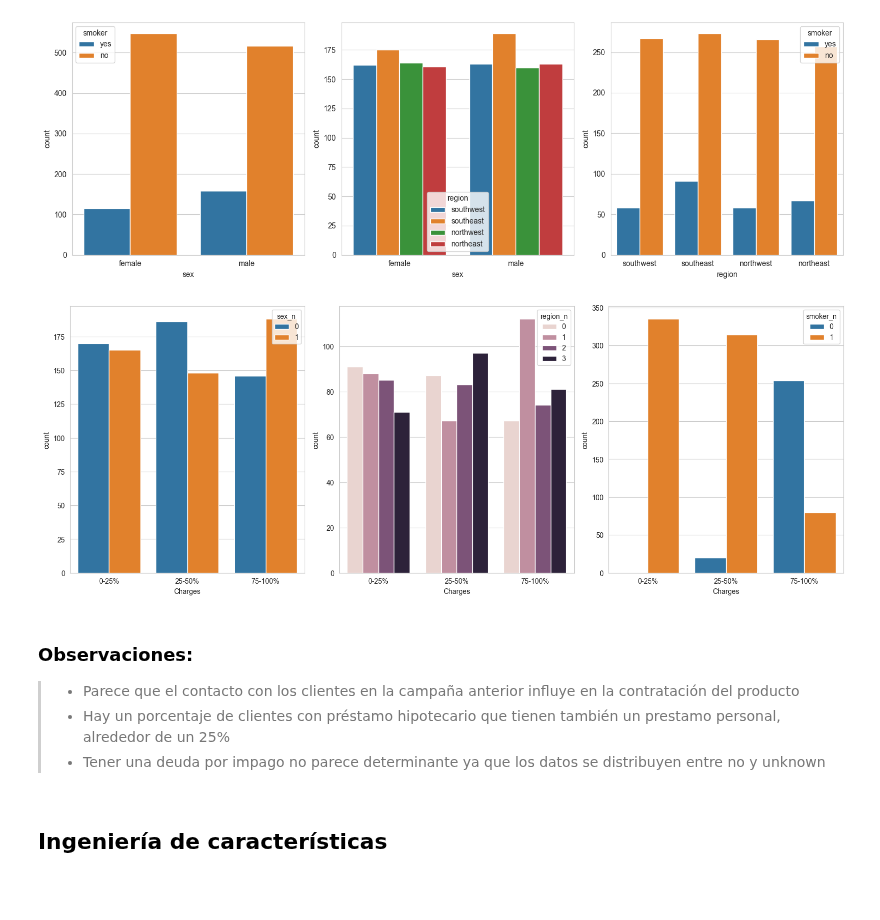
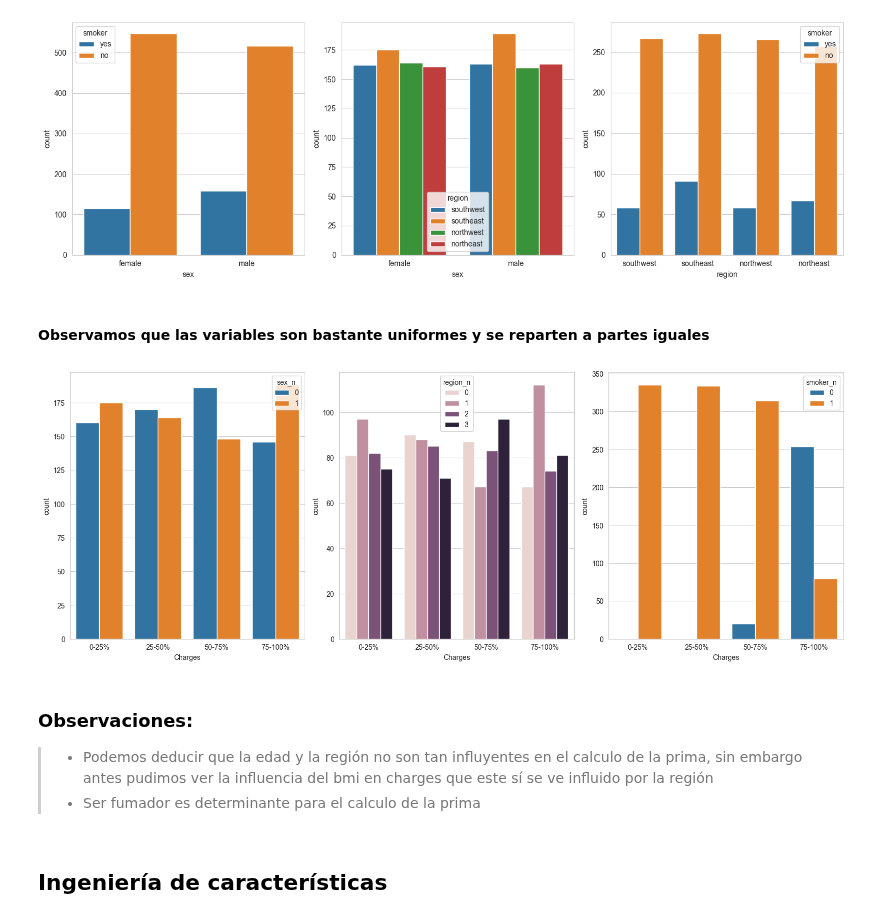
Before and after one commit to 4GeeksAcademy/sayons-intro-ml-new, a Jupyter notebook: src/02-linear-regression.ipynb, the cells around one changed output. Saved outputs shown, nothing was run; the diff lists cells and outputs as text; code cells hidden in the pictures; blank space fills up the shorter version.

```diff
--- a/src/02-linear-regression.ipynb
+++ b/src/02-linear-regression.ipynb
@@ -239,24 +230,25 @@ plt.tight_layout()
 plt.show()
 # %% [output]
 [figure]
+# %% [markdown]
+#### Observamos que las variables son bastante uniformes y se reparten a partes iguales
 # %%
 fig, axis = plt.subplots(1, 3, figsize=(16, 6))
-bins = [df["charges"].quantile(0.25), df["charges"].quantile(0.50), df["charges"].quantile(0.75), df["charges"].max()]
-labels = ["0-25%", "25-50%", "75-100%"]
+bins = [0, df["charges"].quantile(0.25), df["charges"].quantile(0.50), df["charges"].quantile(0.75), df["charges"].max()]
+labels = ["0-25%", "25-50%", "50-75%", "75-100%"]
 df["charges_range"] = pd.cut(df["charges"], bins=bins, labels=labels, include_lowest=True)
 sns.set_style("whitegrid")
 sns.countplot(ax=axis[0], data=df, x="charges_range", hue="sex_n").set_xlabel('Charges')
 sns.countplot(ax=axis[1], data=df, x="charges_range", hue="region_n").set_xlabel('Charges')
 sns.countplot(ax=axis[2], data=df, x="charges_range", hue="smoker_n").set_xlabel('Charges')
 plt.tight_layout()
 plt.show()
 # %% [output]
-[figure, old version]
+[figure, new version]
 # %% [markdown]
 ### Observaciones:
->- Parece que el contacto con los clientes en la campaña anterior influye en la contratación del producto
->- Hay un porcentaje de clientes con préstamo hipotecario que tienen también un prestamo personal, alrededor de un 25%
->- Tener una deuda por impago no parece determinante ya que los datos se distribuyen entre no y unknown
+>- Podemos deducir que la edad y la región no son tan influyentes en el calculo de la prima, sin embargo antes pudimos ver la influencia del bmi en charges que este sí se ve influido por la región
+>- Ser fumador es determinante para el calculo de la prima
 # %% [markdown]
 ## Ingeniería de características
 # %% [markdown]
```
Also changed, not shown: parts of 64 cells of this notebook, 3 other files.
